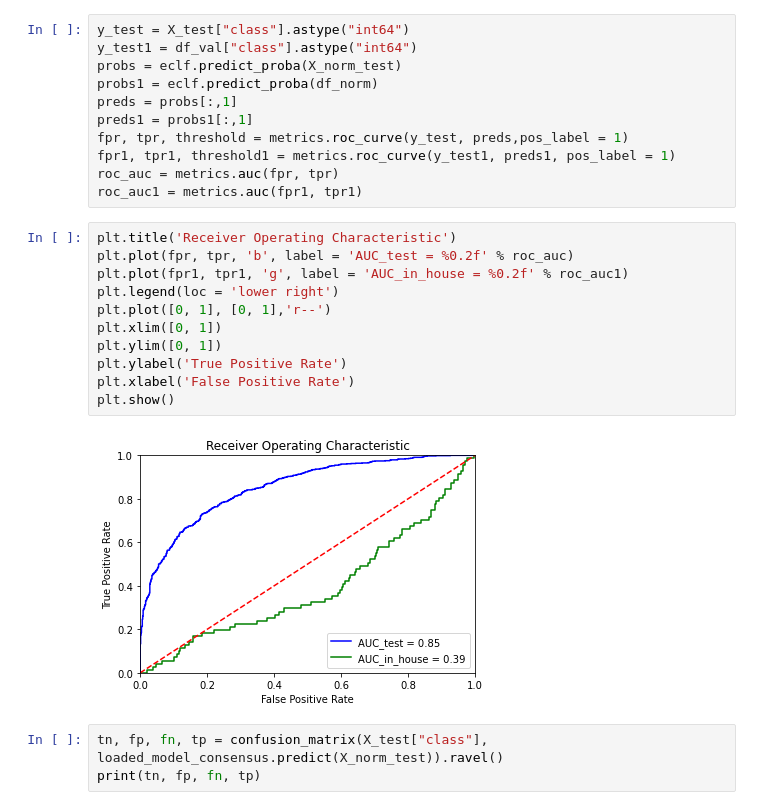
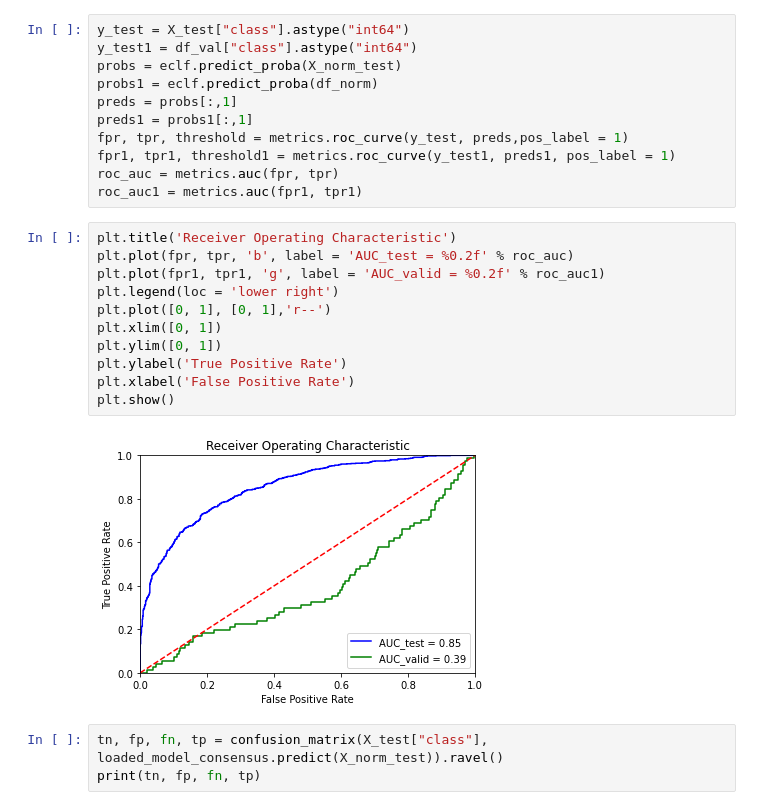
Before and after one commit to ElinaSmall/hERG_model, a Jupyter notebook: notebooks/004.0-smolkina-descriptors_morgan_fp_with_validation.ipynb, the cells around one changed output. Cells and saved outputs as stored; diff of their text form.

```diff
--- a/notebooks/004.0-smolkina-descriptors_morgan_fp_with_validation.ipynb
+++ b/notebooks/004.0-smolkina-descriptors_morgan_fp_with_validation.ipynb
@@ -403,16 +403,16 @@ roc_auc1 = metrics.auc(fpr1, tpr1)
 # %%
 plt.title('Receiver Operating Characteristic')
 plt.plot(fpr, tpr, 'b', label = 'AUC_test = %0.2f' % roc_auc)
-plt.plot(fpr1, tpr1, 'g', label = 'AUC_in_house = %0.2f' % roc_auc1)
+plt.plot(fpr1, tpr1, 'g', label = 'AUC_valid = %0.2f' % roc_auc1)
 plt.legend(loc = 'lower right')
 plt.plot([0, 1], [0, 1],'r--')
 plt.xlim([0, 1])
 plt.ylim([0, 1])
 plt.ylabel('True Positive Rate')
 plt.xlabel('False Positive Rate')
 plt.show()
 # %% [output]
-[figure, old version]
+[figure, new version]
 # %%
 tn, fp, fn, tp = confusion_matrix(X_test["class"], loaded_model_consensus.predict(X_norm_test)).ravel()
 print(tn, fp, fn, tp)
```
